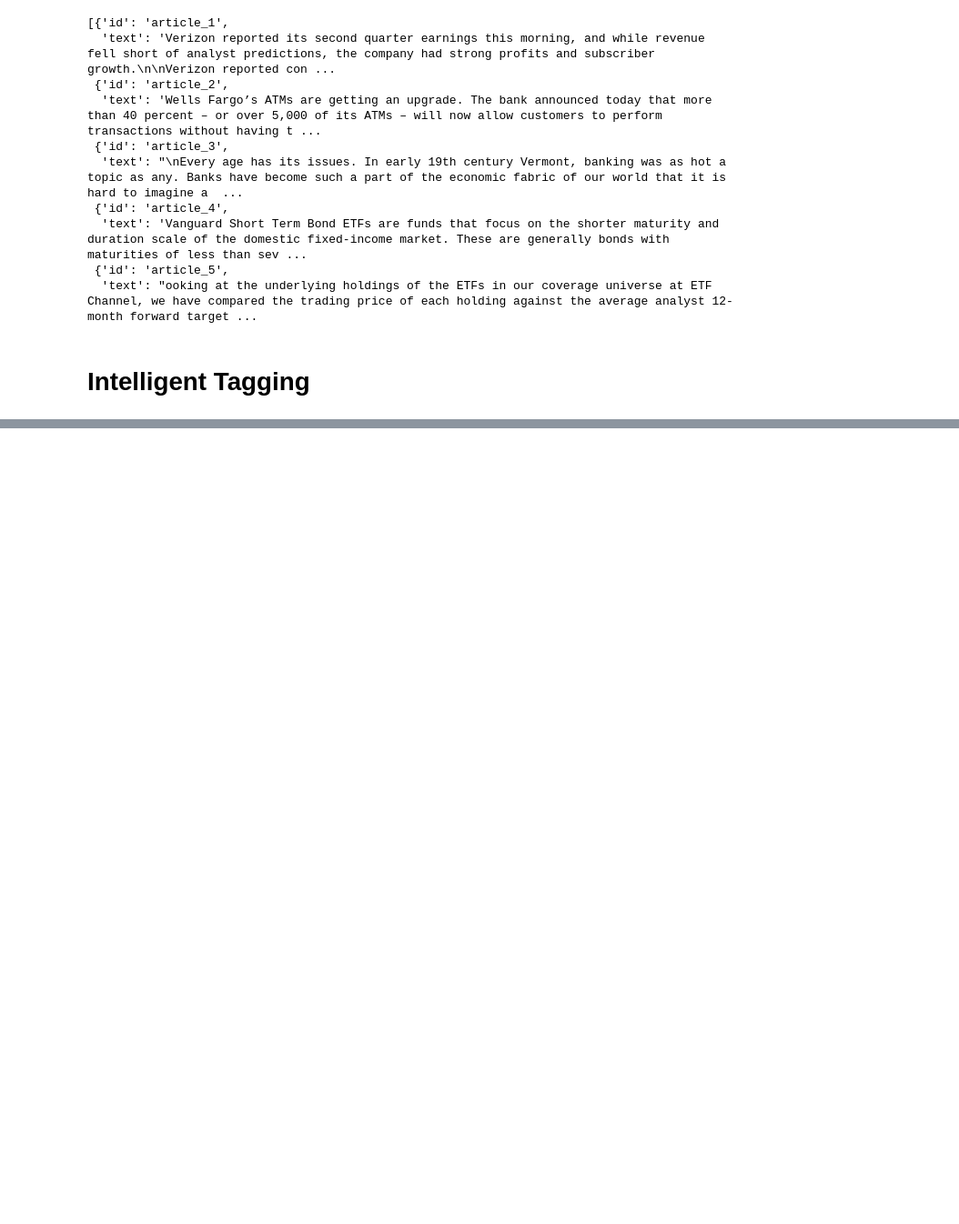
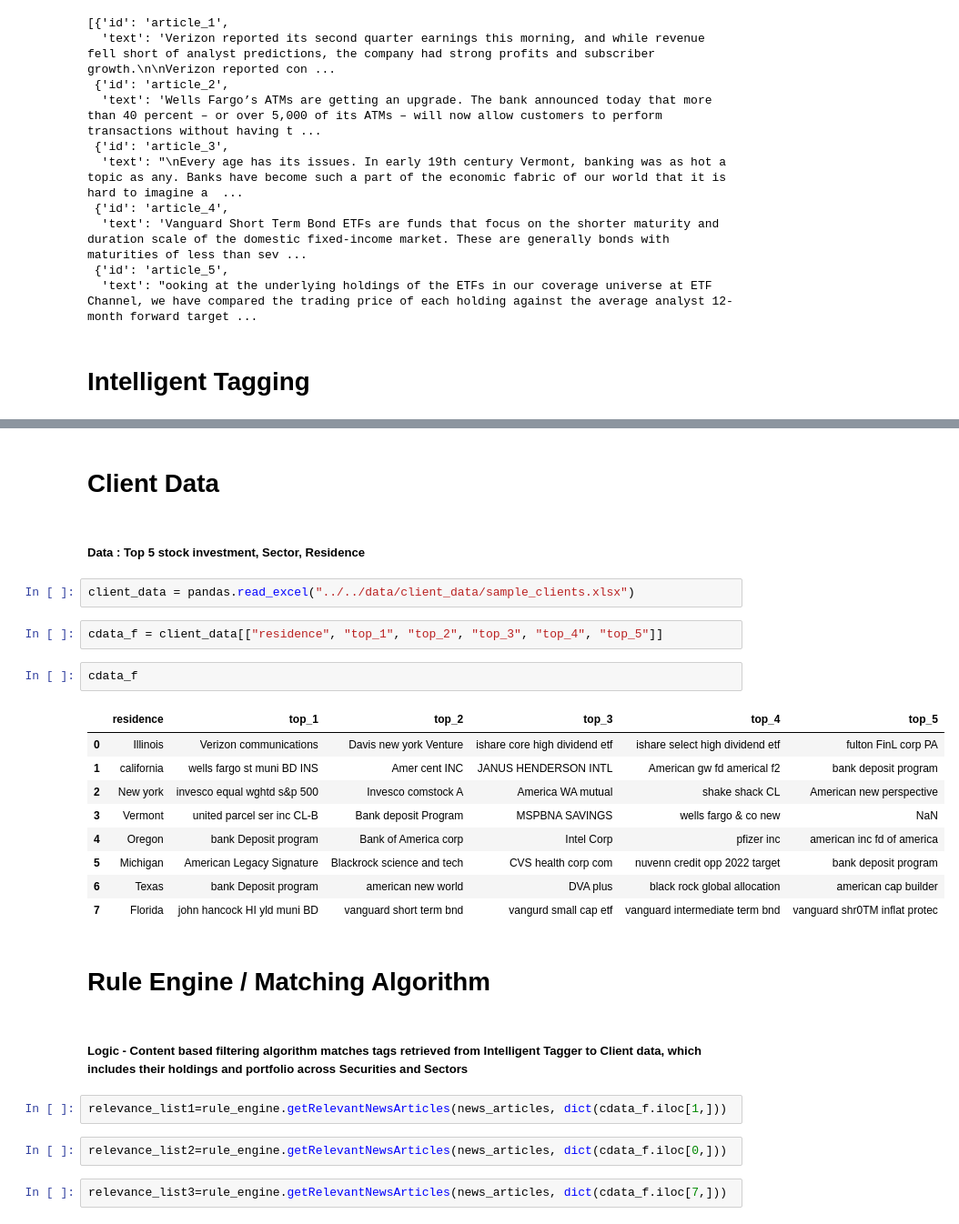
Before and after one commit to msanjit/newsreels, a Jupyter notebook: notebooks/demo/Newsreels.ipynb, the cells around one changed output, grey strips where cells are left out. Shown at 91% size. Cells and saved outputs as stored; diff of their text form; blank space fills up the shorter version.

```diff
--- a/notebooks/demo/Newsreels.ipynb
+++ b/notebooks/demo/Newsreels.ipynb
@@ -41,0 +73,30 @@ news_articles
+# %% [markdown]
+# Client Data
+# %% [markdown]
+<h5> Data : Top 5 stock investment, Sector, Residence </h5>
+# %%
+client_data = pandas.read_excel("../../data/client_data/sample_clients.xlsx")
+# %%
+cdata_f = client_data[["residence", "top_1", "top_2", "top_3", "top_4", "top_5"]]
+# %%
+cdata_f
+# %% [output]
+|  | residence | top_1 | top_2 | top_3 | top_4 | top_5 |
+| 0 | Illinois | Verizon communications | Davis new york Venture | ishare core high dividend etf | ishare select high dividend etf | fulton FinL corp PA |
+| 1 | california | wells fargo st muni BD INS | Amer cent INC | JANUS HENDERSON INTL | American gw fd americal f2 | bank deposit program |
+| 2 | New york | invesco equal wghtd s&p 500 | Invesco comstock A | America WA mutual | shake shack CL | American new perspective |
+| 3 | Vermont | united parcel ser inc CL-B | Bank deposit Program | MSPBNA SAVINGS | wells fargo & co new | NaN |
+| 4 | Oregon | bank Deposit program | Bank of America corp | Intel Corp | pfizer inc | american inc fd of america |
+| 5 | Michigan | American Legacy Signature | Blackrock science and tech | CVS health corp com | nuvenn credit opp 2022 target | bank deposit program |
+| 6 | Texas | bank Deposit program | american new world | DVA plus | black rock global allocation | american cap builder |
+| 7 | Florida | john hancock HI yld muni BD | vanguard short term bnd | vangurd small cap etf | vanguard intermediate term bnd | vanguard shr0TM inflat protec |
+# %% [markdown]
+# Rule Engine / Matching Algorithm
+# %% [markdown]
+<h5>Logic - Content based filtering algorithm matches tags retrieved from Intelligent Tagger to Client data, which includes their holdings and portfolio across Securities and Sectors</h5>
+# %%
+relevance_list1=rule_engine.getRelevantNewsArticles(news_articles, dict(cdata_f.iloc[1,]))
+# %%
+relevance_list2=rule_engine.getRelevantNewsArticles(news_articles, dict(cdata_f.iloc[0,]))
+# %%
+relevance_list3=rule_engine.getRelevantNewsArticles(news_articles, dict(cdata_f.iloc[7,]))
```
Also changed, not shown: parts of 19 cells of this notebook, 3 other files.
